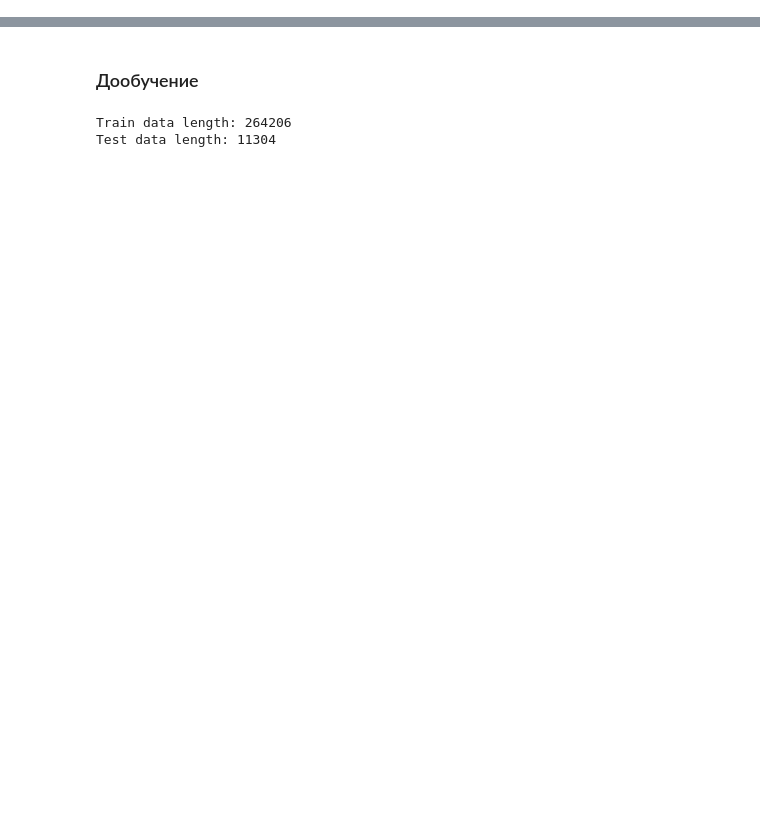
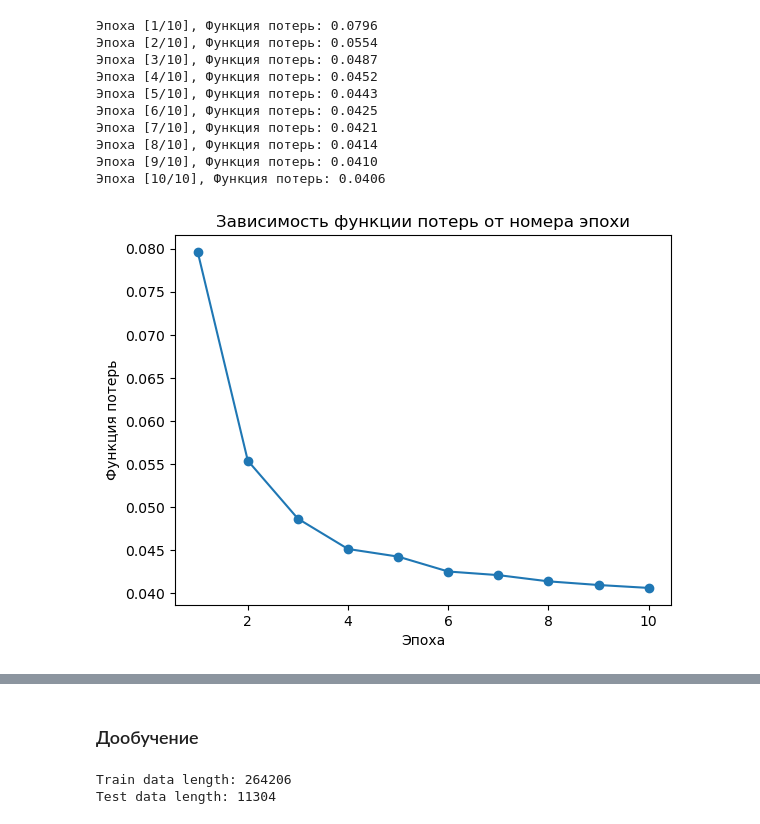
Before and after one commit to brainteaser-ov/diplom, a Jupyter notebook: torch_cognates2.ipynb, the cells around one changed output, grey strips where cells are left out. Saved outputs shown, nothing was run; the diff lists cells and outputs as text; code cells hidden in the pictures; blank space fills up the shorter version.

```diff
--- a/torch_cognates2.ipynb
+++ b/torch_cognates2.ipynb
@@ -9,0 +136,3 @@ import matplotlib.pyplot as plt
+# %%
+def char_tokenizer(text):
+    return [char_to_index.get(char, char_to_index['<UNK>']) for char in text]
@@ -9,0 +213,3 @@ import matplotlib.pyplot as plt
+# %%
+train_data = load_dataset(positive_file, negative_file, char_tokenizer, sequence_length, char_to_index['<PAD>'])
+random.shuffle(train_data)
@@ -9,0 +222,58 @@ import matplotlib.pyplot as plt
+# %%
+writer = SummaryWriter(log_dir='logs/siamese_model')
+# %%
+embedding_dim = 128
+max_len = sequence_length
+batch_size = 32
+num_epochs = 10
+learning_rate = 1e-3
+
+train_loader = DataLoader(train_data, batch_size=batch_size, shuffle=True)
+
+model = SiameseModel(vocab_size=vocab_size, embedding_dim=embedding_dim, max_len=max_len).to(device)
+criterion = nn.BCEWithLogitsLoss()
+optimizer = torch.optim.Adam(model.parameters(), lr=learning_rate)
+# %%
+train_losses = []
+
+for epoch in range(num_epochs):
+    model.train()
+    running_loss = 0.0
+    for batch in train_loader:
+        input_a = batch['sequence1'].to(device)
+        input_b = batch['sequence2'].to(device)
+        labels = batch['label'].unsqueeze(1).float().to(device)
+
+        optimizer.zero_grad()
+        outputs = model(input_a, input_b)
+        loss = criterion(outputs, labels)
+        loss.backward()
+        optimizer.step()
+
+        running_loss += loss.item() * labels.size(0)
+
+    epoch_loss = running_loss / len(train_data)
+    writer.add_scalar('Loss/train', epoch_loss, epoch)
+
+    train_losses.append(epoch_loss)
+    print(f'Эпоха [{epoch+1}/{num_epochs}], Функция потерь: {epoch_loss:.4f}')
+writer.close()
+
+# Визуализация функции потерь по эпохам
+plt.plot(range(1, num_epochs+1), train_losses, marker='o')
+plt.xlabel('Эпоха')
+plt.ylabel('Функция потерь')
+plt.title('Зависимость функции потерь от номера эпохи')
+plt.show()
+# %% [output]
+Эпоха [1/10], Функция потерь: 0.0796
+Эпоха [2/10], Функция потерь: 0.0554
+Эпоха [3/10], Функция потерь: 0.0487
+Эпоха [4/10], Функция потерь: 0.0452
+Эпоха [5/10], Функция потерь: 0.0443
+Эпоха [6/10], Функция потерь: 0.0425
+Эпоха [7/10], Функция потерь: 0.0421
+Эпоха [8/10], Функция потерь: 0.0414
+Эпоха [9/10], Функция потерь: 0.0410
+Эпоха [10/10], Функция потерь: 0.0406
+[figure, added]
```
Also changed, not shown: parts of 14 cells of this notebook.
